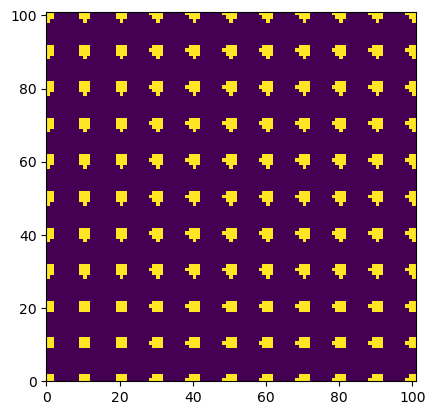
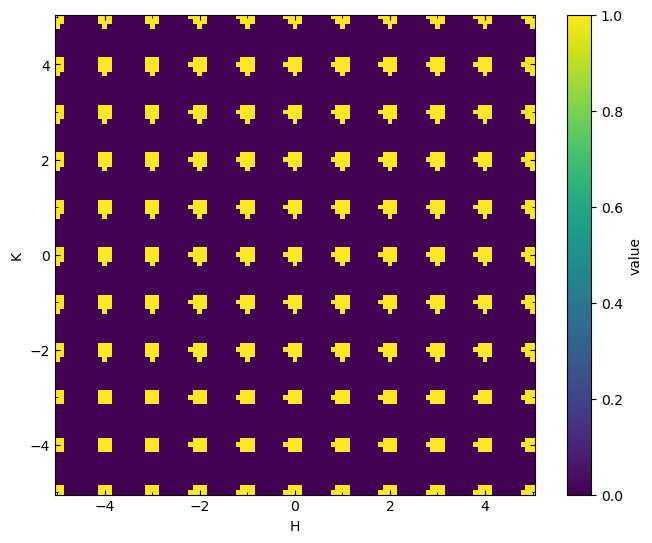
Code edit (unified diff) that turned the first committed figure into the second:
--- before
+++ after
@@ -1,3 +1,3 @@
-plt.pcolormesh(mask[:,:,mask.shape[2]//2].transpose())
+plot_slice(mask[:,:,mask.shape[2]//2], data.H, data.K)
 
 # Set aspect ratio to the lattice parameter ratio b/a

Commit: Update DeltaPDF example